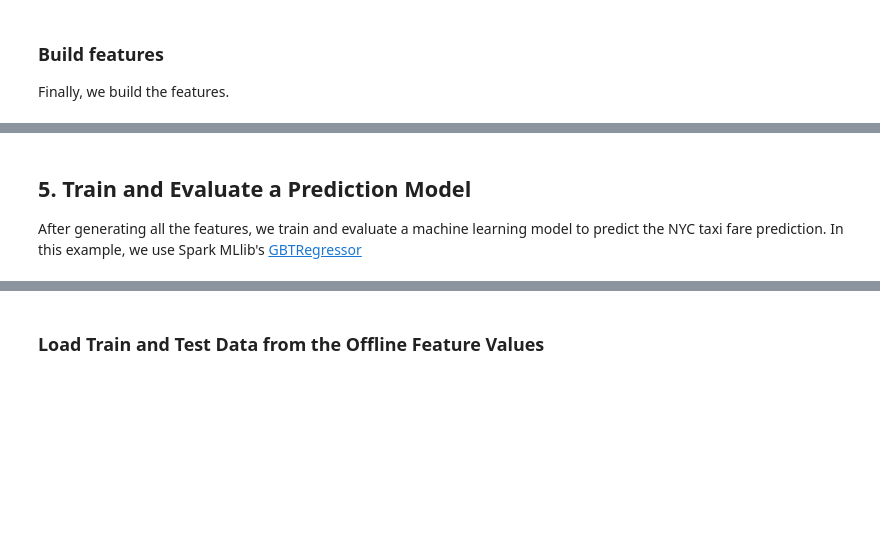
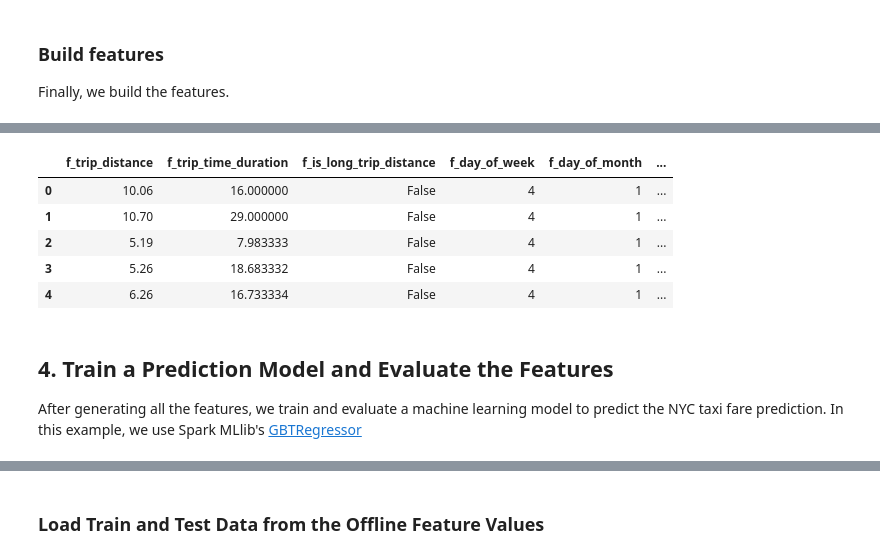
Before and after one commit to loomlike/feathr, a Jupyter notebook: feathr_project/feathrcli/data/feathr_user_workspace/nyc_driver_demo.ipynb, the cells around one changed output, grey strips where cells are left out. Saved outputs shown, nothing was run; the diff lists cells and outputs as text; code cells hidden in the pictures; blank space fills up the shorter version.

```diff
--- a/feathr_project/feathrcli/data/feathr_user_workspace/nyc_driver_demo.ipynb
+++ b/feathr_project/feathrcli/data/feathr_user_workspace/nyc_driver_demo.ipynb
@@ -412,17 +386,6 @@ To create a training dataset using Feathr, one needs to provide a feature join c
 what features and how these features should be joined to the observation data.
 
 To learn more on this topic, please refer to [Point-in-time Correctness](https://github.com/linkedin/feathr/blob/main/docs/concepts/point-in-time-join.md)
-# %%
-# Get registered features
-registered_features_dict = client.get_features_from_registry(PROJECT_NAME)
-feature_names = list(registered_features_dict.keys())
-
-# TODO easier way to get this? since we'll need to use this list to materialize later.
-agg_feature_names = []
-for feature_name, feature in registered_features_dict.items():
-    if feature.key[0].key_column == agg_key.key_column:
-        agg_feature_names.append(feature_name)
 # %%
-# If hasn't registered the features:
-# feature_names = [feature.name for feature in features + agg_features + derived_features]
-# agg_feature_names = [feature.name for feature in agg_features]
+feature_names = [feature.name for feature in features + agg_features + derived_features]
+feature_names
@@ -475,24 +405,3 @@ feature_names
-# %%
-feature_queries = [query]
-feature_names = []
-for feature_query in feature_queries:
-    for feature_name in feature_query.feature_list:
-        feature_names.append(feature_name)
-
-# udf_files = _PreprocessingPyudfManager.prepare_pyspark_udf_files(feature_names, self.local_workspace_dir)
-
-# # produce join config
-# tm = Template("""
-#     {{observation_settings.to_feature_config()}}
-#     featureList: [
-#         {% for list in feature_lists %}
-#             {{list.to_feature_config()}}
-#         {% endfor %}
-#     ]
-#     outputPath: "{{output_path}}"
-# """)
-# config = tm.render(feature_lists=feature_queries, observation_settings=observation_settings, output_path=output_path)
-# config_file_path = os.path.join(self.local_workspace_dir, config_file_name)
 # %%
 # Features that we want to request. Can use a subset of features
 query = FeatureQuery(
@@ -532,6 +441,20 @@ x>>>>>>>>>>>>>>>>>>>>>>>>>
 >
+# %%
+# Show feature results
+get_result_df(
+    spark=spark,
+    client=client,
+    data_format=DATA_FORMAT, res_url=offline_features_path,
+).select(feature_names).limit(5).toPandas()
+# %% [output]
+|  | f_trip_distance | f_trip_time_duration | f_is_long_trip_distance | f_day_of_week | f_day_of_month | ... |
+| 0 | 10.06 | 16.000000 | False | 4 | 1 | ... |
+| 1 | 10.70 | 29.000000 | False | 4 | 1 | ... |
+| 2 | 5.19 | 7.983333 | False | 4 | 1 | ... |
+| 3 | 5.26 | 18.683332 | False | 4 | 1 | ... |
+| 4 | 6.26 | 16.733334 | False | 4 | 1 | ... |
 # %% [markdown]
-## 5. Train and Evaluate a Prediction Model
+## 4. Train a Prediction Model and Evaluate the Features
 
 After generating all the features, we train and evaluate a machine learning model to predict the NYC taxi fare prediction. In this example, we use Spark MLlib's [GBTRegressor](https://spark.apache.org/docs/latest/ml-classification-regression.html#gradient-boosted-tree-regression)
 # %%
```
Also changed, not shown: parts of 37 cells of this notebook, 1 other file.
